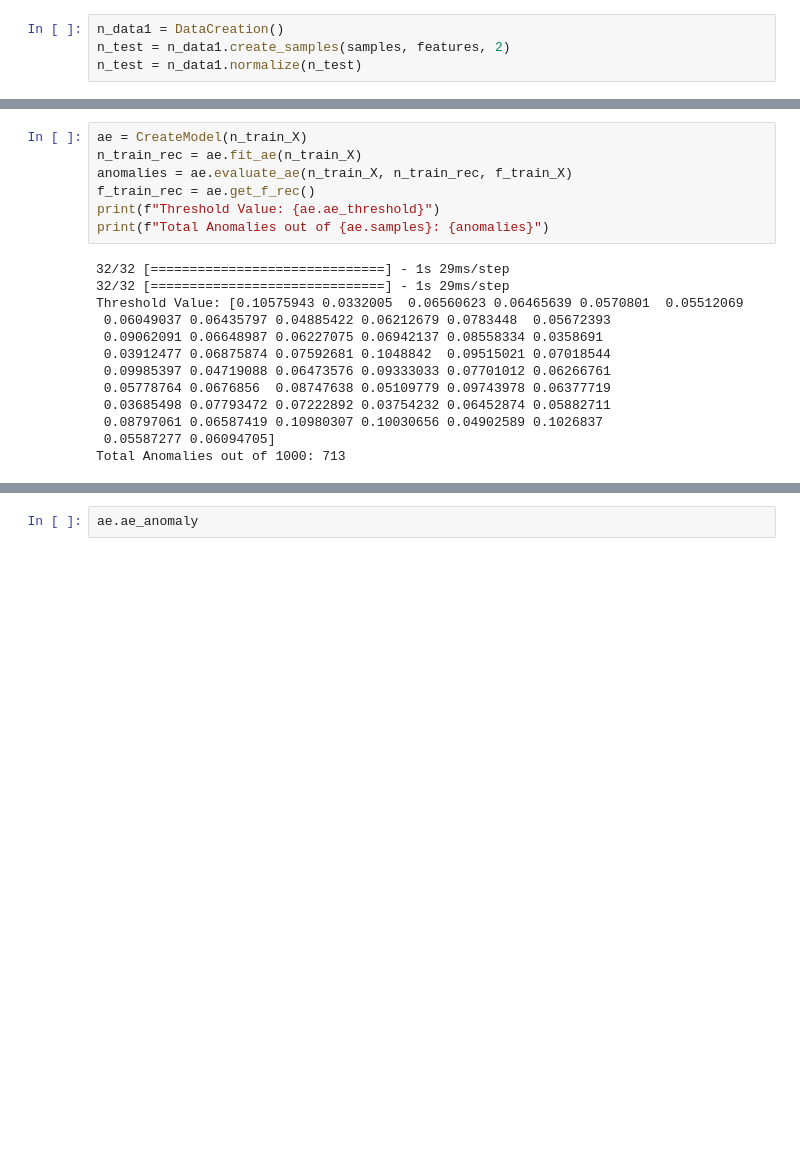
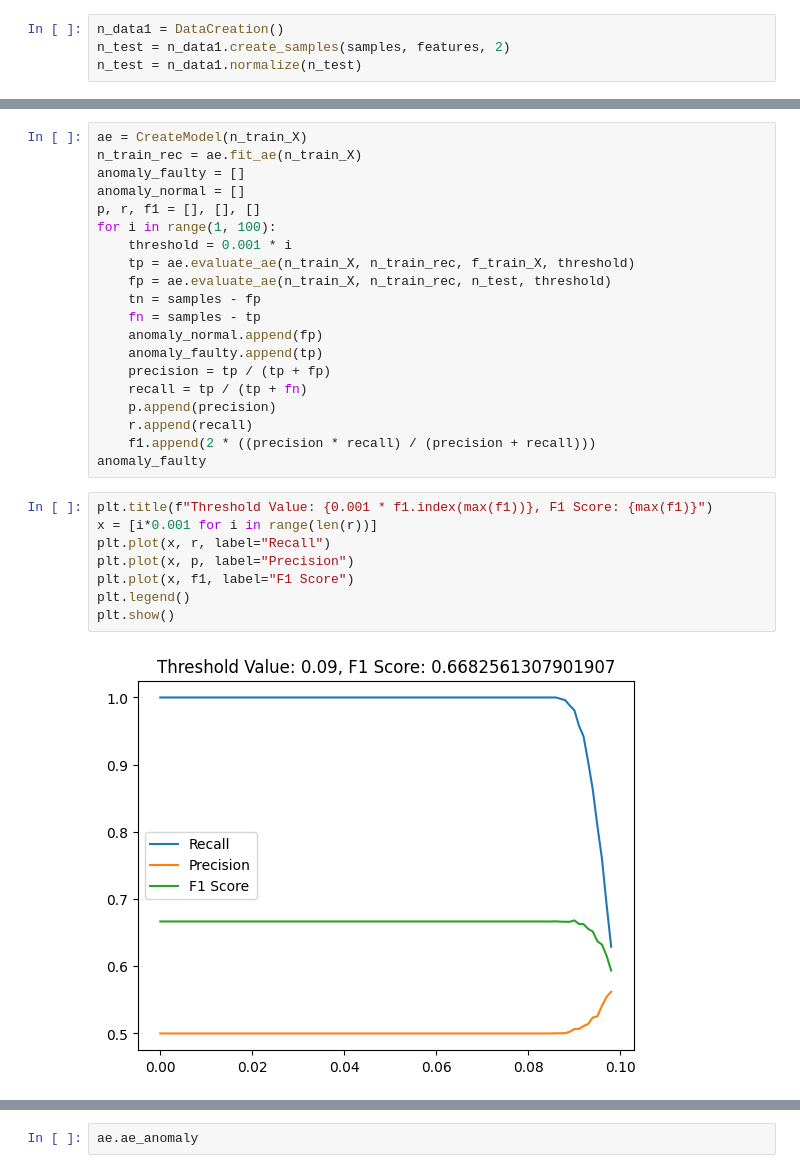
Before and after one commit to Morganh201/AnomalyDetection, a Jupyter notebook: AnomalyDetectionMethodsTest.ipynb, the cells around one changed output, grey strips where cells are left out. Drawn from its saved outputs; the diff is of its cells as text; blank space fills up the shorter version.

```diff
--- a/AnomalyDetectionMethodsTest.ipynb
+++ b/AnomalyDetectionMethodsTest.ipynb
@@ -290,20 +290,30 @@ pca.plot(n_train_X, n_train_rec, f_train_X, f_train_rec, 4, 29)
-# %%
-ae = CreateModel(n_train_X)
-n_train_rec = ae.fit_ae(n_train_X)
-anomalies = ae.evaluate_ae(n_train_X, n_train_rec, f_train_X)
-f_train_rec = ae.get_f_rec()
-print(f"Threshold Value: {ae.ae_threshold}")
-print(f"Total Anomalies out of {ae.samples}: {anomalies}")
-# %% [output]
-32/32 [==============================] - 1s 29ms/step
-32/32 [==============================] - 1s 29ms/step
-Threshold Value: [0.10575943 0.0332005  0.06560623 0.06465639 0.0570801  0.05512069
- 0.06049037 0.06435797 0.04885422 0.06212679 0.0783448  0.05672393
- 0.09062091 0.06648987 0.06227075 0.06942137 0.08558334 0.0358691
- 0.03912477 0.06875874 0.07592681 0.1048842  0.09515021 0.07018544
- 0.09985397 0.04719088 0.06473576 0.09333033 0.07701012 0.06266761
- 0.05778764 0.0676856  0.08747638 0.05109779 0.09743978 0.06377719
- 0.03685498 0.07793472 0.07222892 0.03754232 0.06452874 0.05882711
- 0.08797061 0.06587419 0.10980307 0.10030656 0.04902589 0.1026837
- 0.05587277 0.06094705]
-Total Anomalies out of 1000: 713
+# %%
+ae = CreateModel(n_train_X)
+n_train_rec = ae.fit_ae(n_train_X)
+anomaly_faulty = []
+anomaly_normal = []
+p, r, f1 = [], [], []
+for i in range(1, 100):
+    threshold = 0.001 * i
+    tp = ae.evaluate_ae(n_train_X, n_train_rec, f_train_X, threshold)
+    fp = ae.evaluate_ae(n_train_X, n_train_rec, n_test, threshold)
+    tn = samples - fp
+    fn = samples - tp
+    anomaly_normal.append(fp)
+    anomaly_faulty.append(tp)
+    precision = tp / (tp + fp)
+    recall = tp / (tp + fn)
+    p.append(precision)
+    r.append(recall)
+    f1.append(2 * ((precision * recall) / (precision + recall)))
+anomaly_faulty
+# %%
+plt.title(f"Threshold Value: {0.001 * f1.index(max(f1))}, F1 Score: {max(f1)}")
+x = [i*0.001 for i in range(len(r))]
+plt.plot(x, r, label="Recall")
+plt.plot(x, p, label="Precision")
+plt.plot(x, f1, label="F1 Score")
+plt.legend()
+plt.show()
+# %% [output]
+[figure, added]
```
Also changed, not shown: parts of 15 cells of this notebook.
